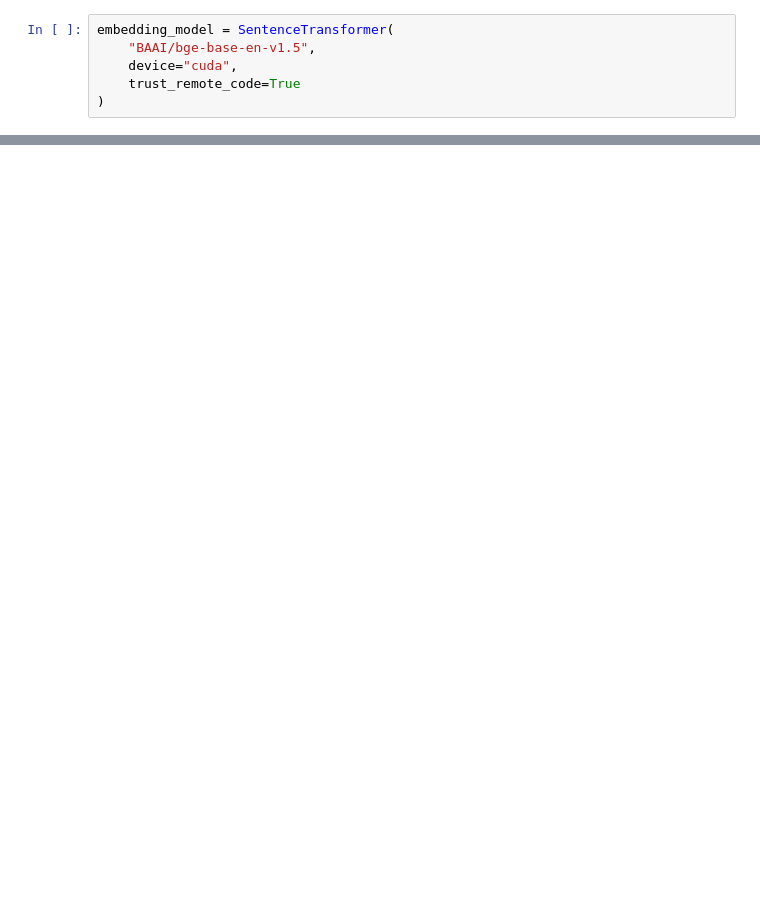
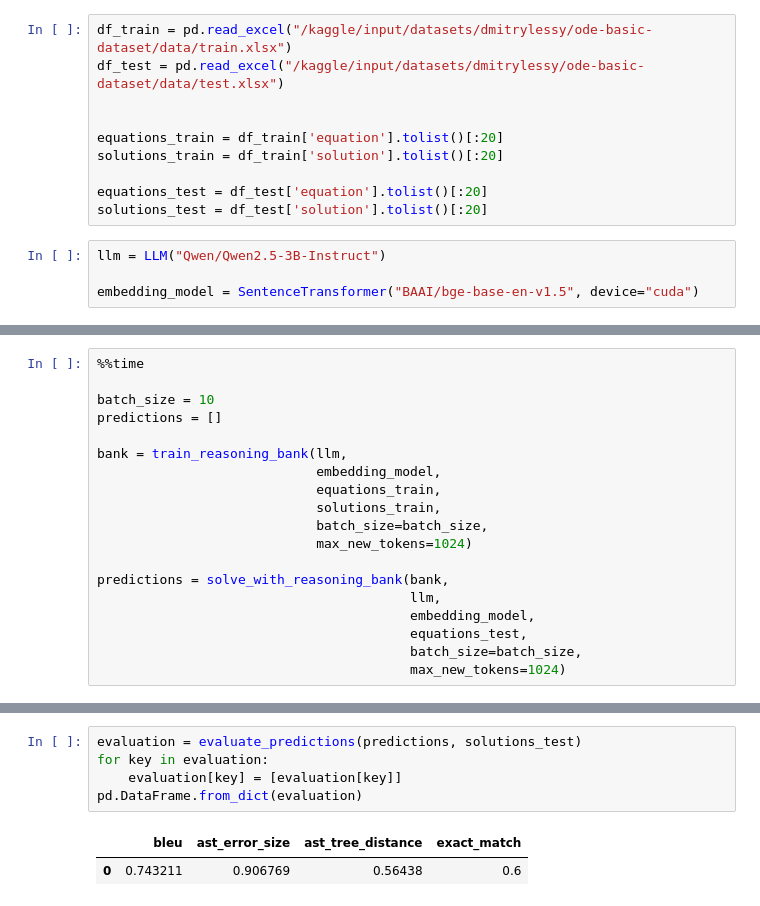
Before and after one commit to smiling-demon/llm-symbolic-ode-reasoning, a Jupyter notebook: experiments/bank.ipynb, the cells around one changed output, grey strips where cells are left out. Saved outputs shown, nothing was run; the diff lists cells and outputs as text; blank space fills up the shorter version.

```diff
--- a/experiments/reasoning-bank.ipynb
+++ b/experiments/bank.ipynb
@@ -63,6 +50,14 @@ model = AutoModelForCausalLM.from_pretrained(
+# %%
+df_train = pd.read_excel("/kaggle/input/datasets/dmitrylessy/ode-basic-dataset/data/train.xlsx")
+df_test = pd.read_excel("/kaggle/input/datasets/dmitrylessy/ode-basic-dataset/data/test.xlsx")
+
+
+equations_train = df_train['equation'].tolist()[:20]
+solutions_train = df_train['solution'].tolist()[:20]
+
+equations_test = df_test['equation'].tolist()[:20]
+solutions_test = df_test['solution'].tolist()[:20]
 # %%
-embedding_model = SentenceTransformer(
-    "BAAI/bge-base-en-v1.5",
-    device="cuda",
-    trust_remote_code=True
-)
+llm = LLM("Qwen/Qwen2.5-3B-Instruct")
+
+embedding_model = SentenceTransformer("BAAI/bge-base-en-v1.5", device="cuda")
@@ -611,0 +74,19 @@ Mathematics ReasoningBank Accuracy: 20.0%
+# %%
+%%time
+
+batch_size = 10
+predictions = []
+
+bank = train_reasoning_bank(llm,
+                            embedding_model,
+                            equations_train,
+                            solutions_train,
+                            batch_size=batch_size,
+                            max_new_tokens=1024)
+
+predictions = solve_with_reasoning_bank(bank,
+                                        llm,
+                                        embedding_model,
+                                        equations_test,
+                                        batch_size=batch_size,
+                                        max_new_tokens=1024)
@@ -611,0 +96,8 @@ Mathematics ReasoningBank Accuracy: 20.0%
+# %%
+evaluation = evaluate_predictions(predictions, solutions_test)
+for key in evaluation:
+    evaluation[key] = [evaluation[key]]
+pd.DataFrame.from_dict(evaluation)
+# %% [output]
+|  | bleu | ast_error_size | ast_tree_distance | exact_match |
+| 0 | 0.743211 | 0.906769 | 0.56438 | 0.6 |
```
Also changed, not shown: parts of 22 cells of this notebook, 5 other files.
